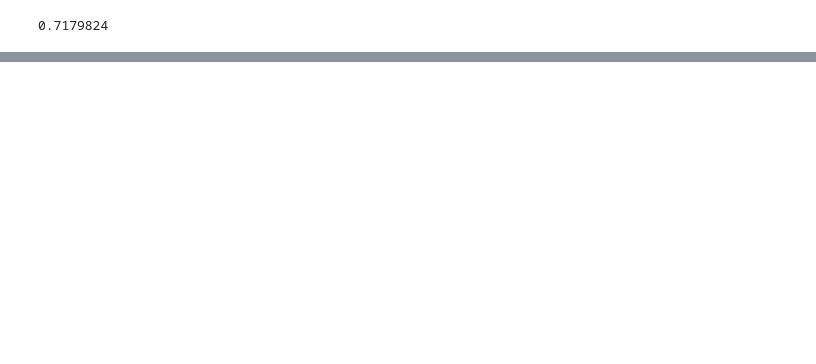
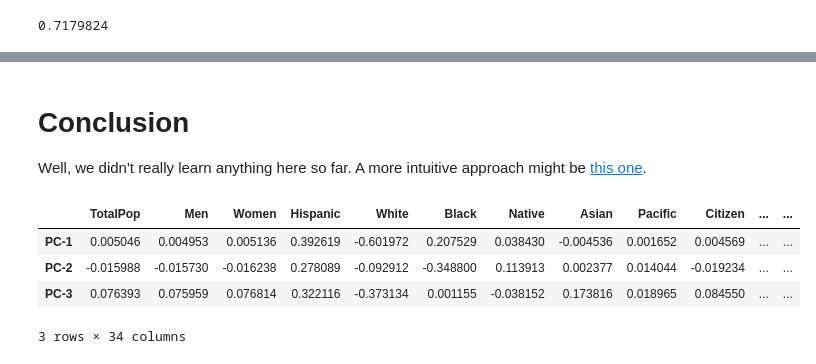
Before and after one commit to sekR4/ML_SageMaker_Studies, a Jupyter notebook: Population_Segmentation/Notes.ipynb, the cells around one changed output, grey strips where cells are left out. Cells and saved outputs as stored; diff of their text form; code cells hidden in the pictures; blank space fills up the shorter version.

```diff
--- a/Population_Segmentation/Notes.ipynb
+++ b/Population_Segmentation/Notes.ipynb
@@ -135,0 +265,22 @@ fit_pca.explained_variance_ratio_[:n_principal_components].sum()
+# %% [markdown]
+# Conclusion
+Well, we didn't really learn anything here so far. A more intuitive approach might be [this one](https://stackoverflow.com/a/34692511/7912879).
+# %%
+# PCA
+n_components=5
+
+pca = PCA(n_components=n_components)
+pca.fit_transform(counties_scaled)
+
+# Dump components relations with features:
+df_pca = pd.DataFrame(pca.components_,
+             columns=counties_scaled.columns,
+             index = [f"PC-{i+1}" for i in range(n_components)])
+
+df_pca.head(3)
+# %% [output]
+|  | TotalPop | Men | Women | Hispanic | White | Black | Native | Asian | Pacific | Citizen | ... | ... |
+| PC-1 | 0.005046 | 0.004953 | 0.005136 | 0.392619 | -0.601972 | 0.207529 | 0.038430 | -0.004536 | 0.001652 | 0.004569 | ... | ... |
+| PC-2 | -0.015988 | -0.015730 | -0.016238 | 0.278089 | -0.092912 | -0.348800 | 0.113913 | 0.002377 | 0.014044 | -0.019234 | ... | ... |
+| PC-3 | 0.076393 | 0.075959 | 0.076814 | 0.322116 | -0.373134 | 0.001155 | -0.038152 | 0.173816 | 0.018965 | 0.084550 | ... | ... |
+3 rows × 34 columns
```
Also changed, not shown: parts of 15 cells of this notebook.
